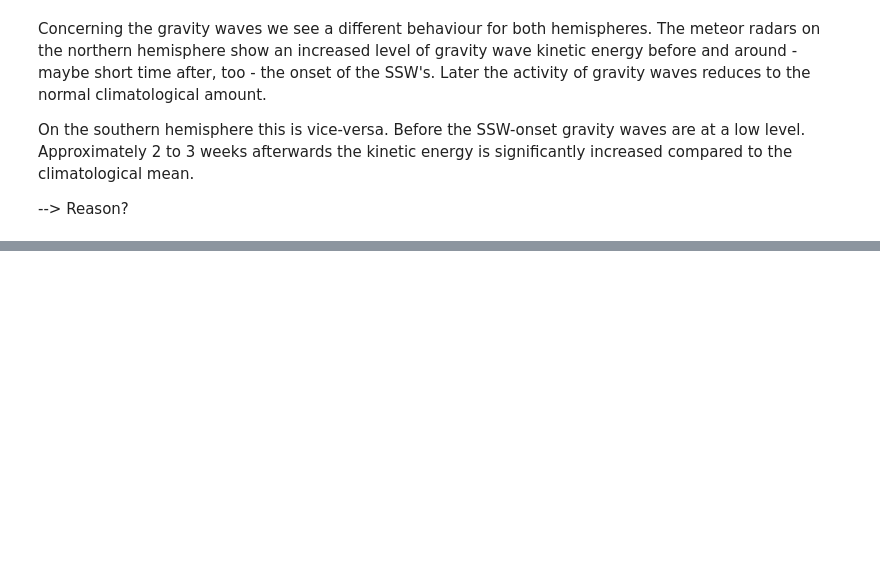
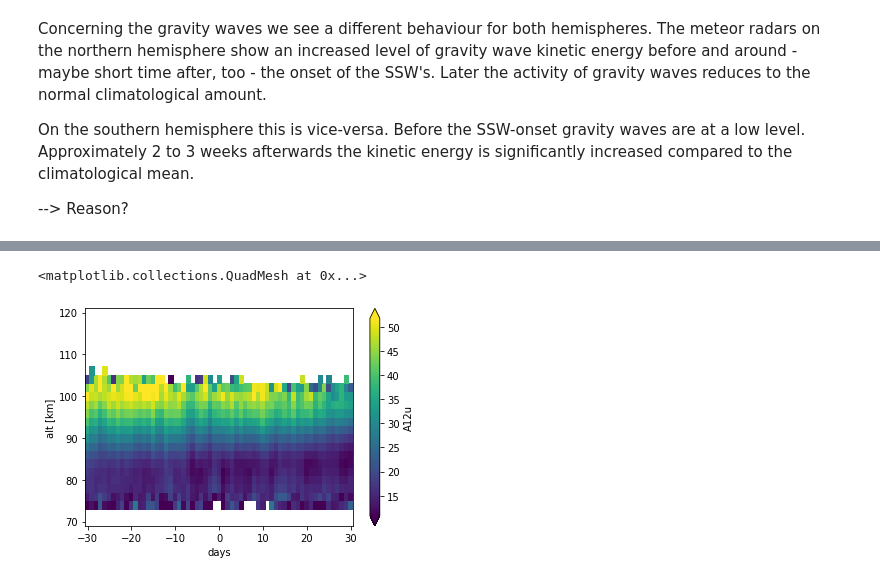
Before and after one commit to VACILT/SSW_project, a Jupyter notebook: meteorological conditions during ssw events.ipynb, the cells around one changed output, grey strips where cells are left out. Saved outputs shown, nothing was run; the diff lists cells and outputs as text; code cells hidden in the pictures; blank space fills up the shorter version.

```diff
--- a/meteorological conditions during ssw events.ipynb
+++ b/meteorological conditions during ssw events.ipynb
@@ -469,0 +498,5 @@ On the southern hemisphere this is vice-versa. Before the SSW-onset gravity wave
+# %%
+sea_semidiurnal_u_col.plot(x='days',robust=True)
+# %% [output]
+<matplotlib.collections.QuadMesh at 0x...>
+[figure, added]
```
Also changed, not shown: parts of 9 cells of this notebook.
